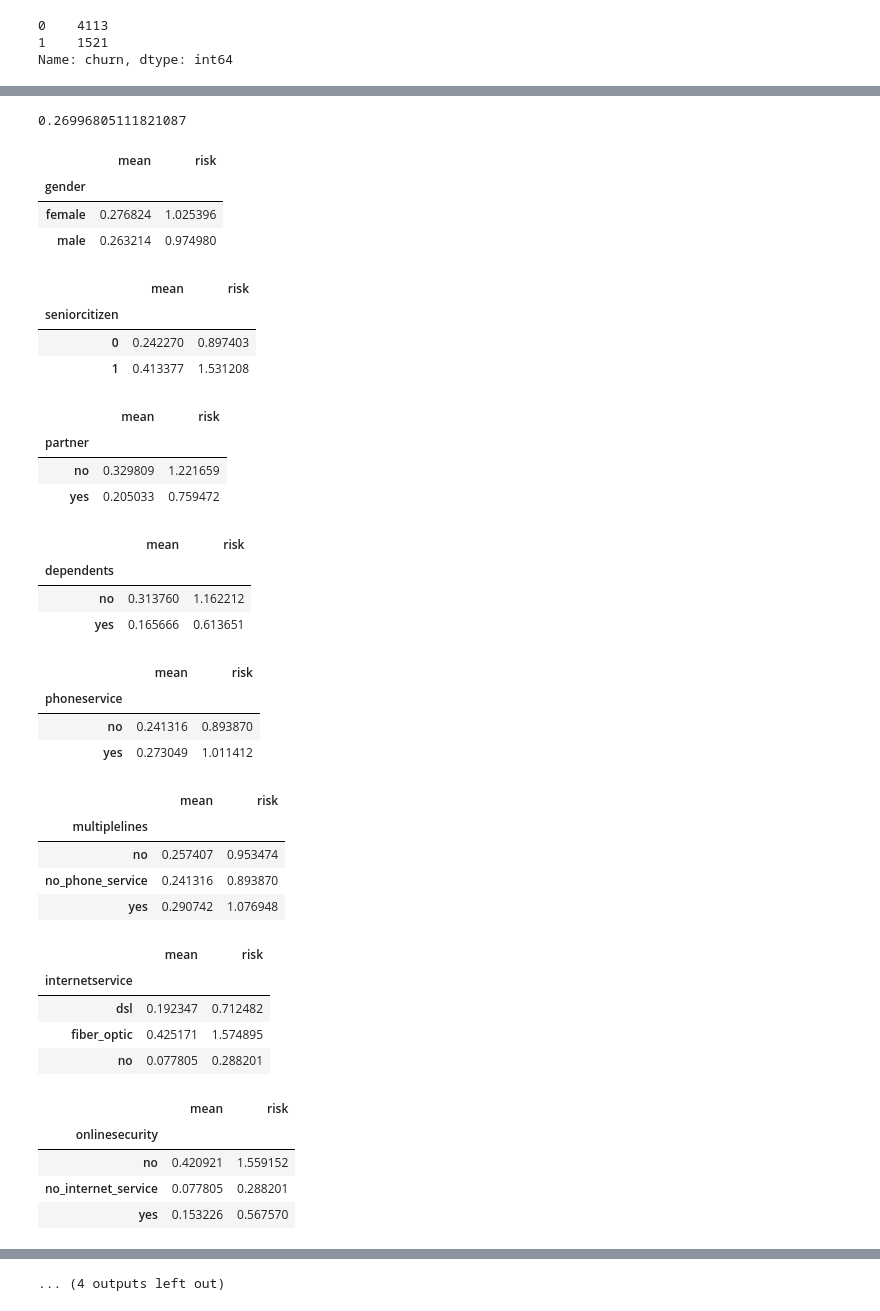
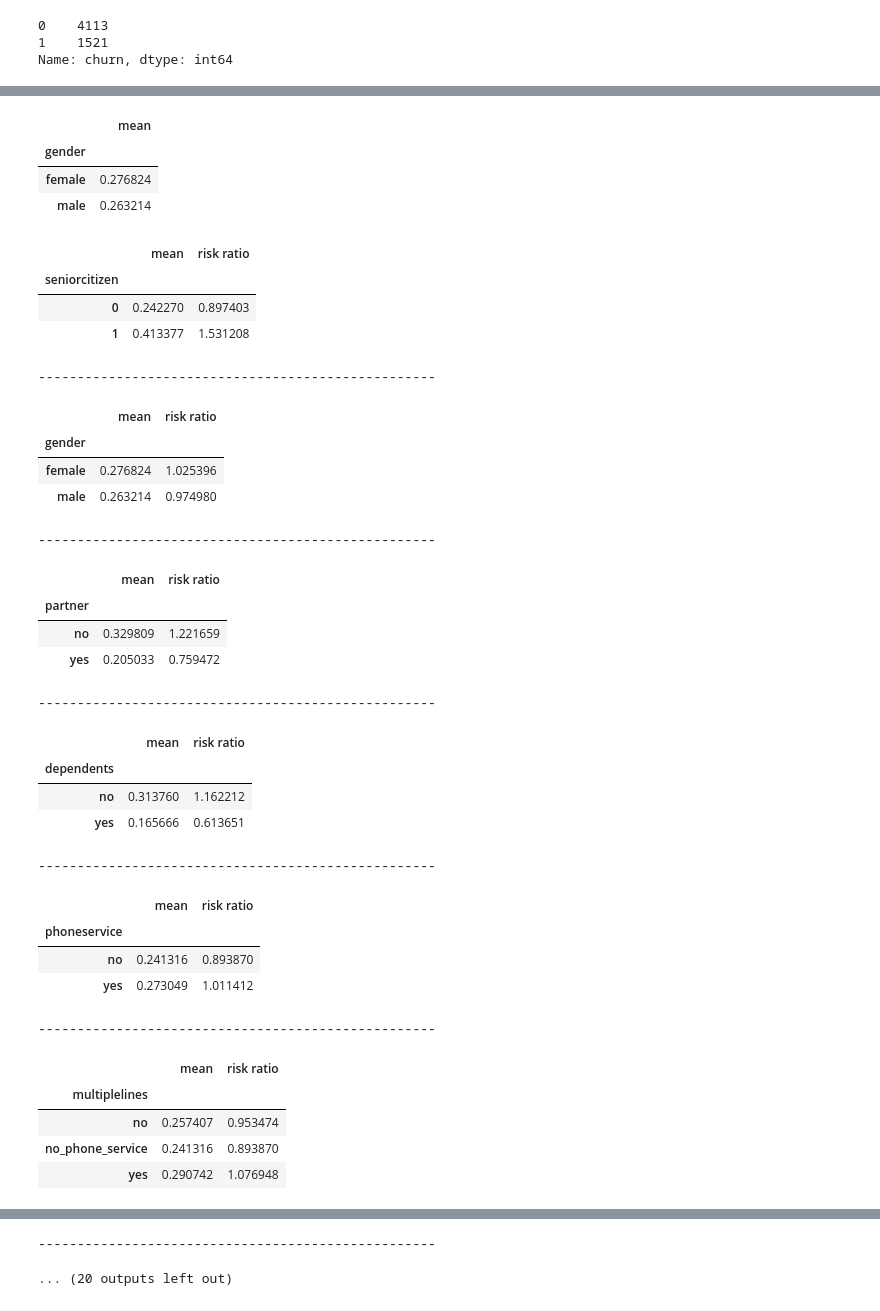
Before and after one commit to jamesczq/machine-learning-bootcamp, a Jupyter notebook: 03-classification-churn.ipynb, the cells around one changed output, grey strips where cells are left out. Cells and saved outputs as stored; diff of their text form; code cells hidden in the pictures.

```diff
--- a/03-classification-churn.ipynb
+++ b/03-classification-churn.ipynb
@@ -134,0 +185,6 @@ round(global_mean, 3)
+# %%
+# Or: there is a quick way to compute this churn rate
+# Churn Rate = ( (y[0]==1) + (y[1]==1) + ... + (y[n-1]==1) ) / n = sum(y[i] for i in 0 to n-1) / n = np.mean(y[i] for i in 0 to n-1)
+# since y[i] is either 0 or 1
+global_mean = np.mean(df_train_val['churn'])
+global_mean
@@ -135,7 +215,6 @@ round(global_mean, 3)
 # %%
-categorical = ['gender', 'seniorcitizen', 'partner', 'dependents',
-               'phoneservice', 'multiplelines', 'internetservice',
-               'onlinesecurity', 'onlinebackup', 'deviceprotection',
-               'techsupport', 'streamingtv', 'streamingmovies',
-               'contract', 'paperlessbilling', 'paymentmethod']
+categorical = ['seniorcitizen', 'gender', 'partner', 'dependents', 'phoneservice',
+    'multiplelines', 'internetservice', 'onlinesecurity', 'onlinebackup', 'deviceprotection',
+    'techsupport', 'streamingtv', 'streamingmovies', 'contract', 'paperlessbilling', 'paymentmethod']
+
 numerical = ['tenure', 'monthlycharges', 'totalcharges']
@@ -198,5 +245,0 @@ partner_no / global_mean
-# %%
-df_group = df_train_full.groupby(by='gender').churn.agg(['mean'])
-df_group['diff'] = df_group['mean'] - global_mean
-df_group['risk'] = df_group['mean'] / global_mean
-df_group
@@ -208,49 +267,46 @@ df_group
 # %%
 from IPython.display import display
-# %%
-global_mean = df_train_full.churn.mean()
-global_mean
-# %% [output]
-0.26996805111821087
+# %%
+df_train_val.groupby(by='gender')['churn'].agg(['mean'])
+# %% [output]
+|  | mean |
+| gender |  |
+| female | 0.276824 |
+| male | 0.263214 |
 # %%
 for col in categorical:
-    df_group = df_train_full.groupby(by=col).churn.agg(['mean'])
-    #df_group['diff'] = df_group['mean'] - global_mean
-    df_group['risk'] = df_group['mean'] / global_mean
+    df_group = df_train_val.groupby(by=col)['churn'].agg(['mean'])
+    df_group['risk ratio'] = df_group['mean'] / global_mean
     display(df_group)
+    print("\n---------------------------------------------------\n")
 # %% [output]
-|  | mean | risk |
-| gender |  |  |
-| female | 0.276824 | 1.025396 |
-| male | 0.263214 | 0.974980 |
+|  | mean | risk ratio |
+| seniorcitizen |  |  |
+| 0 | 0.242270 | 0.897403 |
+| 1 | 0.413377 | 1.531208 |
+---------------------------------------------------
-|  | mean | risk |
-| seniorcitizen |  |  |
-| 0 | 0.242270 | 0.897403 |
-| 1 | 0.413377 | 1.531208 |
+|  | mean | risk ratio |
+| gender |  |  |
+| female | 0.276824 | 1.025396 |
+| male | 0.263214 | 0.974980 |
+---------------------------------------------------
-|  | mean | risk |
+|  | mean | risk ratio |
 | partner |  |  |
 | no | 0.329809 | 1.221659 |
 | yes | 0.205033 | 0.759472 |
+---------------------------------------------------
-|  | mean | risk |
+|  | mean | risk ratio |
 | dependents |  |  |
 | no | 0.313760 | 1.162212 |
 | yes | 0.165666 | 0.613651 |
+---------------------------------------------------
-|  | mean | risk |
+|  | mean | risk ratio |
 | phoneservice |  |  |
 | no | 0.241316 | 0.893870 |
 | yes | 0.273049 | 1.011412 |
+---------------------------------------------------
-|  | mean | risk |
+|  | mean | risk ratio |
 | multiplelines |  |  |
 | no | 0.257407 | 0.953474 |
 | no_phone_service | 0.241316 | 0.893870 |
 | yes | 0.290742 | 1.076948 |
-|  | mean | risk |
-| internetservice |  |  |
-| dsl | 0.192347 | 0.712482 |
-| fiber_optic | 0.425171 | 1.574895 |
-| no | 0.077805 | 0.288201 |
-|  | mean | risk |
-| onlinesecurity |  |  |
-| no | 0.420921 | 1.559152 |
-| no_internet_service | 0.077805 | 0.288201 |
-| yes | 0.153226 | 0.567570 |
@@ -277 +313,2 @@ for col in categorical:
-... (4 outputs left out)
+---------------------------------------------------
+... (20 outputs left out)
```
Also changed, not shown: parts of 83 cells of this notebook.
